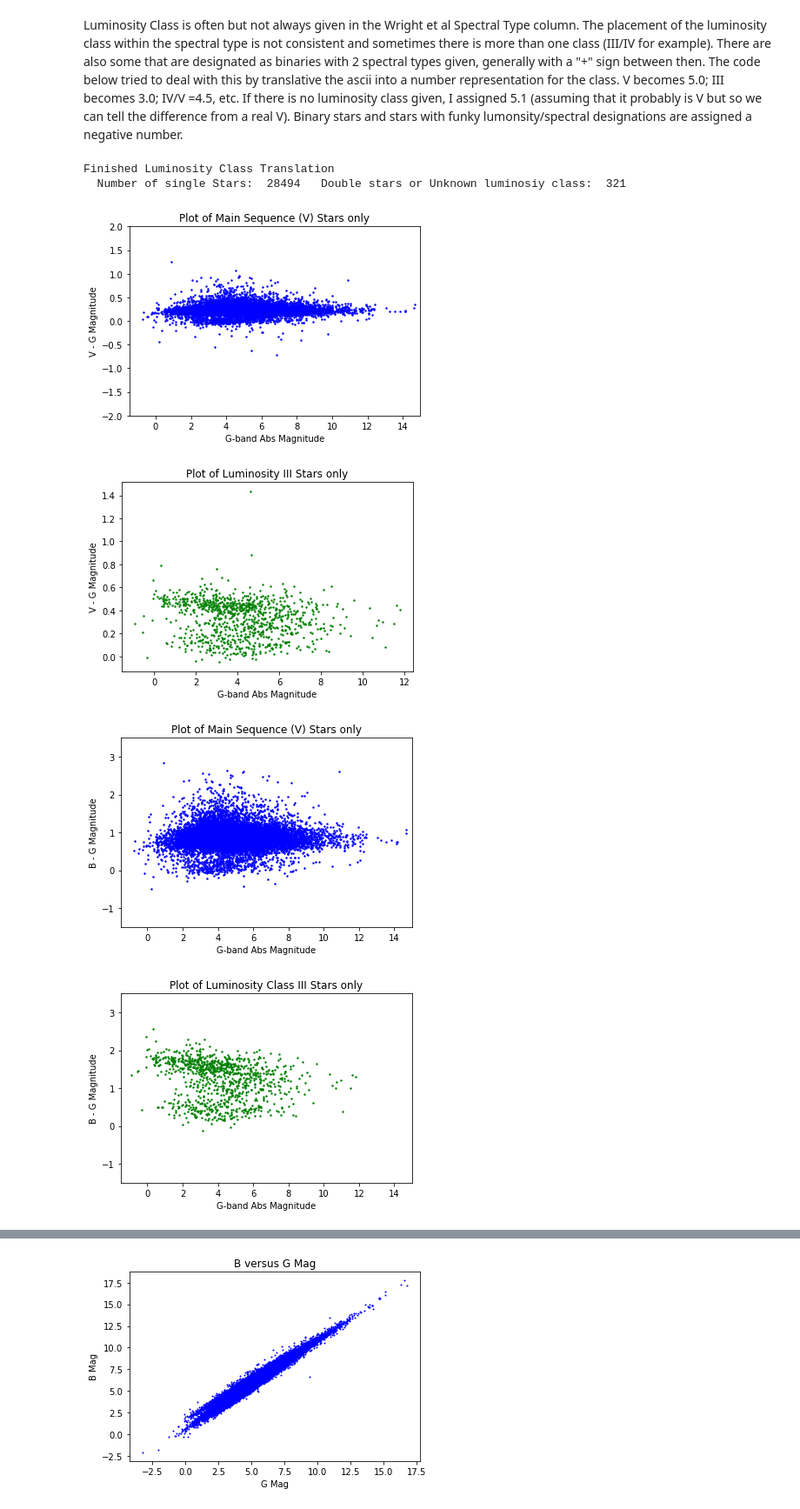
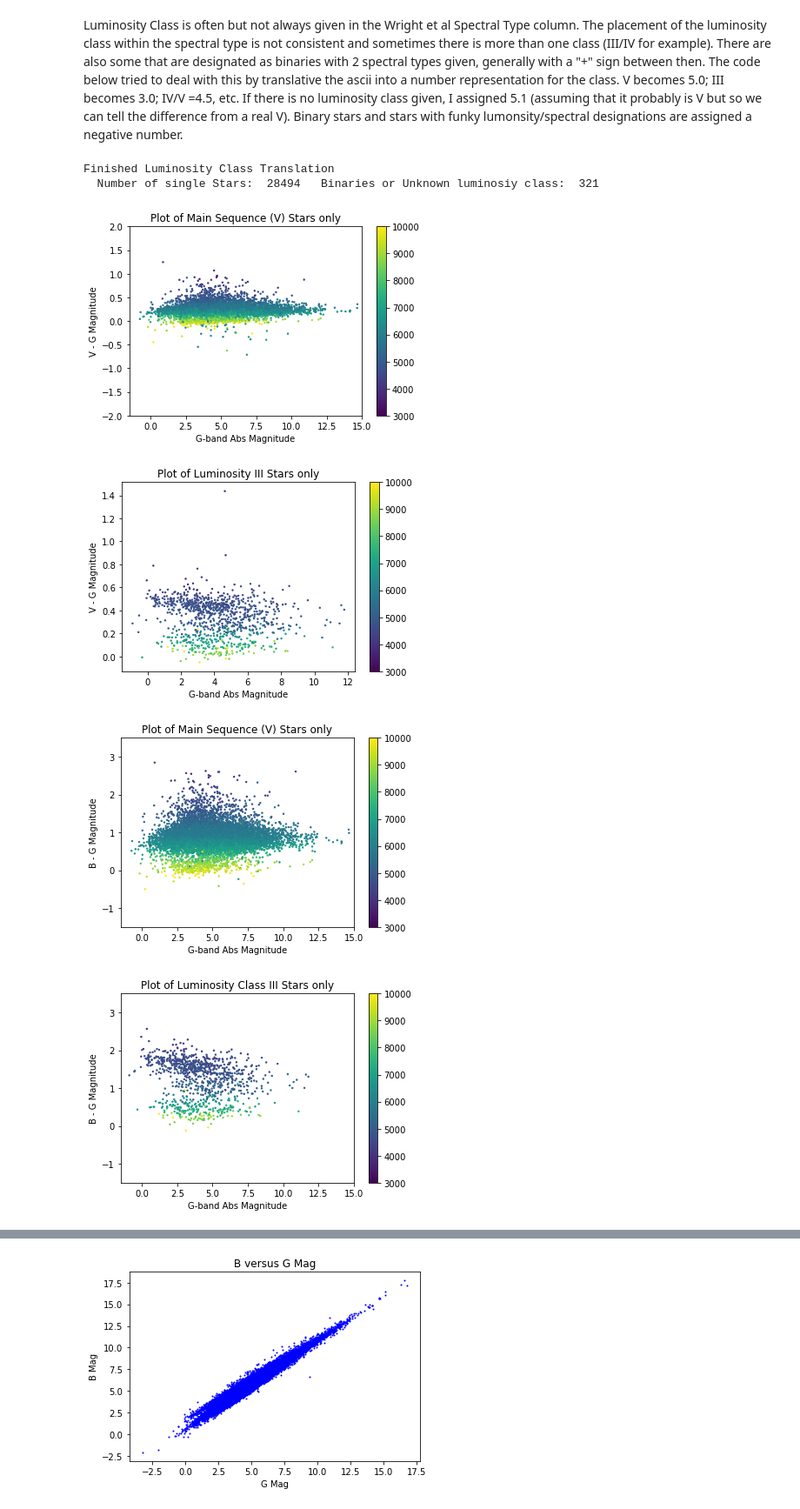
Before and after one commit to leemundy/GAIA, a Jupyter notebook: Work-Areas/lgm/notebooks/Making-SEDs.ipynb, the cells around one changed output, grey strips where cells are left out. Shown: that part at 87% size. Cells and saved outputs as stored; diff of their text form; code cells hidden in the pictures.

```diff
--- a/Work-Areas/lgm/notebooks/Making-SEDs.ipynb
+++ b/Work-Areas/lgm/notebooks/Making-SEDs.ipynb
@@ -108,6 +131,8 @@ Binary stars and stars with funky lumonsity/spectral designations are assigned a
 # %%
 #  Translate Spectra Type luminosity class into a number from 1 to 5
 #     or a negative number if it is a binary or unknown spectral type.
+#     Note that many stars do not have a luminosity class. There are given 5.1.
+#
 SpType = t1["SpType"]
 SpTypeN = [0.0]*len(SpType)
 for i in range(0,len(SpType)):
@@ -138,17 +163,20 @@ for i in range(0,len(SpType)):
     if(SpTypeN[i] < 0.):
         count = count + 1
 good = len(SpType) - count
-print("  Number of single Stars: ",good,"  Double stars or Unknown luminosiy class: ",count)
+print("  Number of single Stars: ",good,"  Binaries or Unknown luminosiy class: ",count)
 # %% [output]
 Finished Luminosity Class Translation
-  Number of single Stars:  28494   Double stars or Unknown luminosiy class:  321
+  Number of single Stars:  28494   Binaries or Unknown luminosiy class:  321
 # %%
 Dist = t1["Dist"]
 Vmags = t1['VTmag'] - 5 - 5*np.log10(Dist)
 Bmags = t1['BTmag'] - 5 - 5*np.log10(Dist)
 Gmags = t1['__Gmag_'] - 5 - 5*np.log10(Dist)
+Jmags = t1['Jmag'] - 5 - 5 * np.log10(Dist)
+Teff = t1["Teff"]
 VmG = Vmags - Gmags
 BmG = Bmags - Gmags
+JmG = Jmags - Gmags
 for i in range(0,len(VmG)):
     if(SpTypeN[i] > 4.9 and SpTypeN[i] < 5.05):
         VmG.mask[i] = False
@@ -159,44 +187,79 @@ plt.ylim(-2,2)
 plt.title("Plot of Main Sequence (V) Stars only")
 plt.xlabel("G-band Abs Magnitude")
 plt.ylabel("V - G Magnitude")
-plt.scatter(Gmags,VmG,s=2.0,c='b')
+plt.scatter(Gmags,VmG,s=2.0,c=Teff,vmin=3000,vmax=10000)
+plt.colorbar()
 plt.show()
 for i in range(0,len(VmG)):
     if(SpTypeN[i] > 2.9 and SpTypeN[i] < 3.1):
         VmG.mask[i] = False
     else:
         VmG.mask[i] = True
 plt.title("Plot of Luminosity III Stars only")
 plt.xlabel("G-band Abs Magnitude")
 plt.ylabel("V - G Magnitude")
-plt.scatter(Gmags,VmG,s=2.0,c='g')
+plt.scatter(Gmags,VmG,s=2.0,c=Teff,vmin=3000,vmax=10000)
+plt.colorbar()
 plt.show()
 for i in range(0,len(VmG)):
     if(SpTypeN[i] > 4.9 and SpTypeN[i] < 5.05):
         BmG.mask[i] = False
     else:
         BmG.mask[i] = True
 plt.title("Plot of Main Sequence (V) Stars only")
 plt.xlabel("G-band Abs Magnitude")
 plt.ylabel("B - G Magnitude")
 plt.xlim(-1.5,15.)
 plt.ylim(-1.5,3.5)
-plt.scatter(Gmags,BmG,s=2.0,c='b')
+plt.scatter(Gmags,BmG,s=2.0,c=Teff,vmin=3000,vmax=10000)
+plt.colorbar()
 plt.show()
 for i in range(0,len(VmG)):
     if(SpTypeN[i] > 2.9 and SpTypeN[i] < 3.1):
         BmG.mask[i] = False
     else:
         BmG.mask[i] = True
 plt.title("Plot of Luminosity Class III Stars only")
 plt.xlabel("G-band Abs Magnitude")
 plt.ylabel("B - G Magnitude")
 plt.xlim(-1.5,15.)
 plt.ylim(-1.5,3.5)
-plt.scatter(Gmags,BmG,s=2.0,c='g')
+plt.scatter(Gmags,BmG,s=2.0,c=Teff,vmin=3000,vmax=10000)
+plt.colorbar()
 plt.show()
+
+for i in range(0,len(JmG)):
+    if(SpTypeN[i] > 4.9 and SpTypeN[i] < 5.05):
+        JmG.mask[i] = False
+        if(Jmags.mask[i] == True):
+            JmG.mask[i] = True
+    else:
+        JmG.mask[i] = True
+plt.title("Plot of Main Sequence (V) Stars only")
+plt.xlabel("G-band Abs Magnitude")
+plt.ylabel("J - G Magnitude")
+plt.xlim(-1.5,15.)
+#plt.ylim(-1.5,3.5)
+plt.scatter(Gmags,JmG,s=2.0,c=Teff,vmin=3000,vmax=10000)
+plt.colorbar()
+plt.show()
+for i in range(0,len(JmG)):
+    if(SpTypeN[i] > 2.9 and SpTypeN[i] < 3.1):
+        JmG.mask[i] = False
+        if(Jmags.mask[i] == True):
+            JmG.mask[i] = True
+    else:
+        JmG.mask[i] = True
+plt.title("Plot of Luminosity Class III Stars only")
+plt.xlabel("G-band Abs Magnitude")
+plt.ylabel("J - G Magnitude")
+plt.xlim(-1.5,15.)
+#plt.ylim(-1.5,3.5)
+plt.scatter(Gmags,JmG,s=2.0,c=Teff,vmin=3000,vmax=10000)
+plt.colorbar()
+plt.show()
 # %% [output]
-[figure, old version]
+[figure, new version]
-[figure, old version]
+[figure, new version]
-[figure, old version]
+[figure, new version]
-[figure, old version]
+[figure, new version]
```
Also changed, not shown: parts of 8 cells of this notebook.
